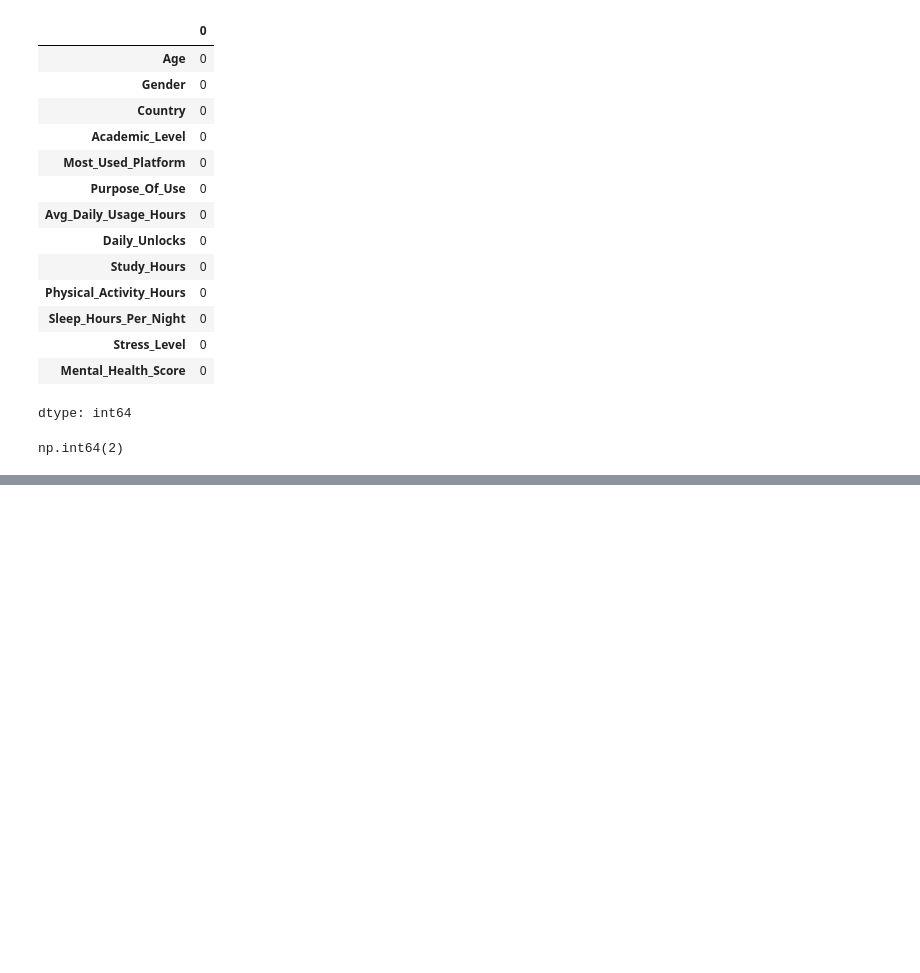
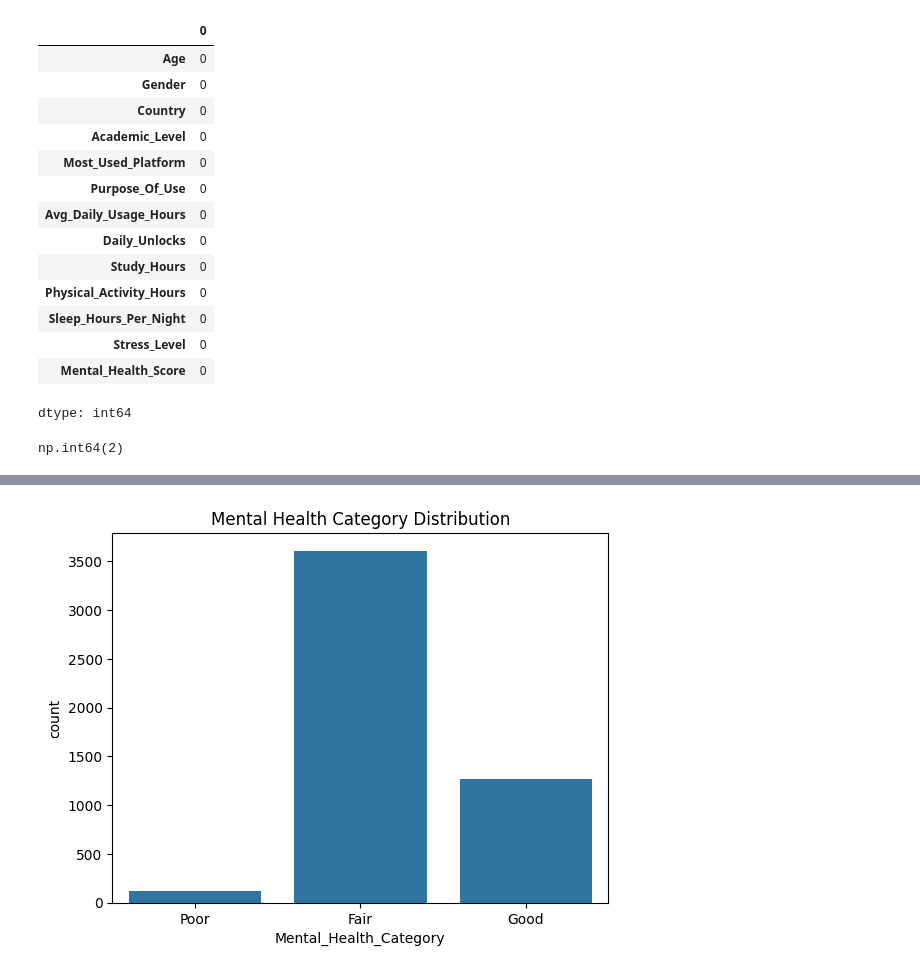
Before and after one commit to cse2023210012-prog/Student-Social-Media-And-Mental-Health-Impact-training-, a Jupyter notebook: Student_Social_Media_And_Mental_Health_Impact.ipynb, the cells around one changed output, grey strips where cells are left out. Drawn from its saved outputs; the diff is of its cells as text; code cells hidden in the pictures; blank space fills up the shorter version.

```diff
--- a/Student_Social_Media_And_Mental_Health_Impact.ipynb
+++ b/Student_Social_Media_And_Mental_Health_Impact.ipynb
@@ -69,0 +181,10 @@ df_clean = df[
+# %%
+sns.countplot(
+    data=df,
+    x='Mental_Health_Category',
+    order=['Poor','Fair','Good']
+)
+plt.title('Mental Health Category Distribution')
+plt.show()
+# %% [output]
+[figure, added]
```
Also changed, not shown: parts of 23 cells of this notebook.
